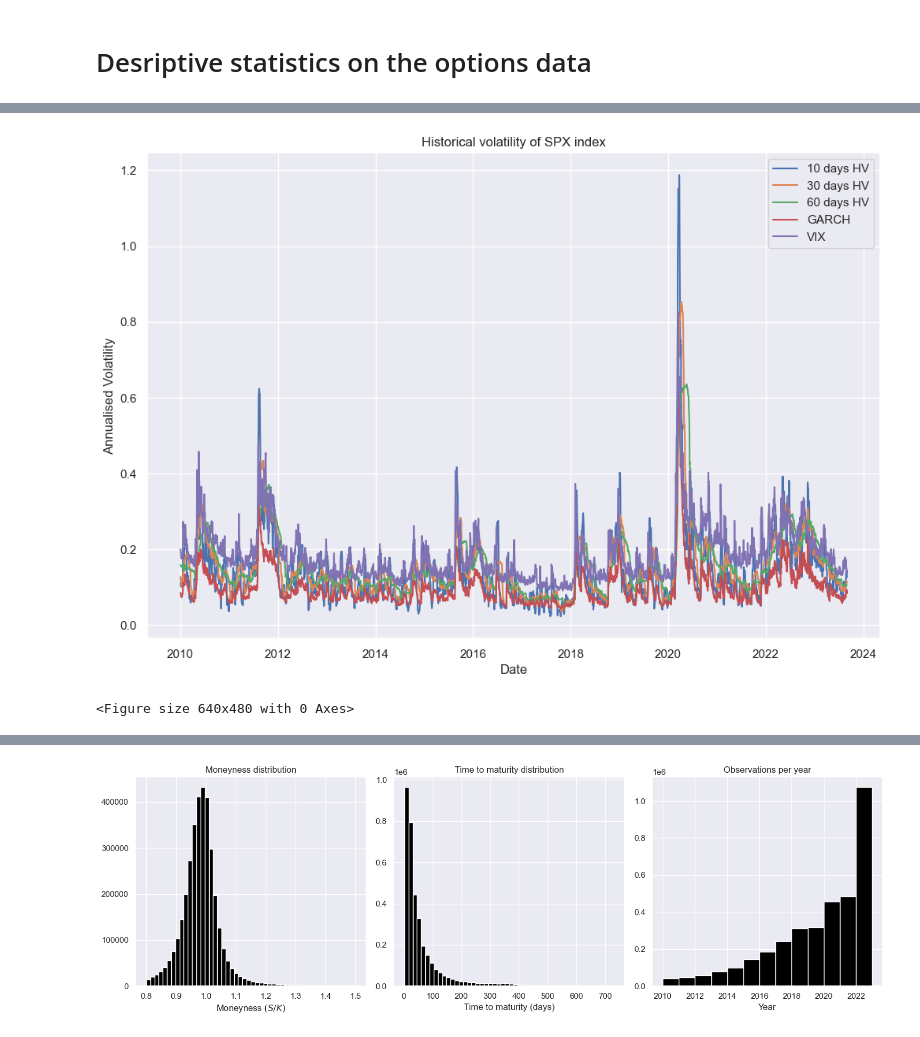
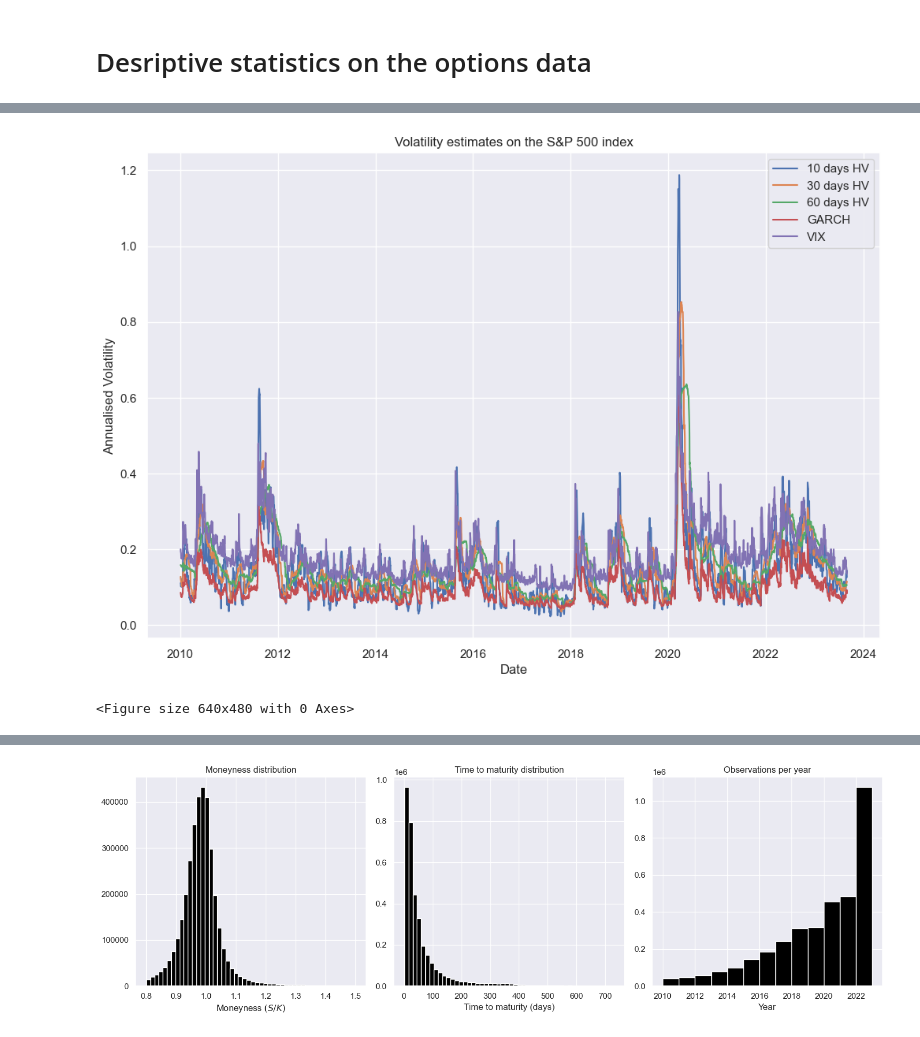
Before and after one commit to peter57441/Master-Thesis, a Jupyter notebook: Python/DescriptiveAnalysis.ipynb, the cells around one changed output, grey strips where cells are left out. Drawn from its saved outputs; the diff is of its cells as text; code cells hidden in the pictures.

```diff
--- a/Python/DescriptiveAnalysis.ipynb
+++ b/Python/DescriptiveAnalysis.ipynb
@@ -68,20 +69,20 @@ options_data.head()
 # %%
 plt.figure(figsize=(12, 8))
 plt.plot(options_data['vol10'], label = '10 days HV')
 plt.plot(options_data['vol30'], label = '30 days HV')
 plt.plot(options_data['vol60'], label = '60 days HV')
 plt.plot(options_data['GARCH'], label = 'GARCH')
 plt.plot(options_data['VIX'], label = 'VIX')
 plt.xlabel('Date')
 plt.ylabel('Annualised Volatility')
-plt.title('Historical volatility of SPX index')
+plt.title('Volatility estimates on the S&P 500 index')
 plt.legend()
 plt.show()
 
 # save the plot as a pdf file
 plt.savefig('C:/Users/User/Documents/GitHub/Master-Thesis/Figures/volatility_forecast.pdf', format='pdf')
 # %% [output]
-[figure, old version]
+[figure, new version]
 <Figure size 640x480 with 0 Axes>
 # %%
 
```
Also changed, not shown: parts of 4 cells of this notebook, 12 other files.
